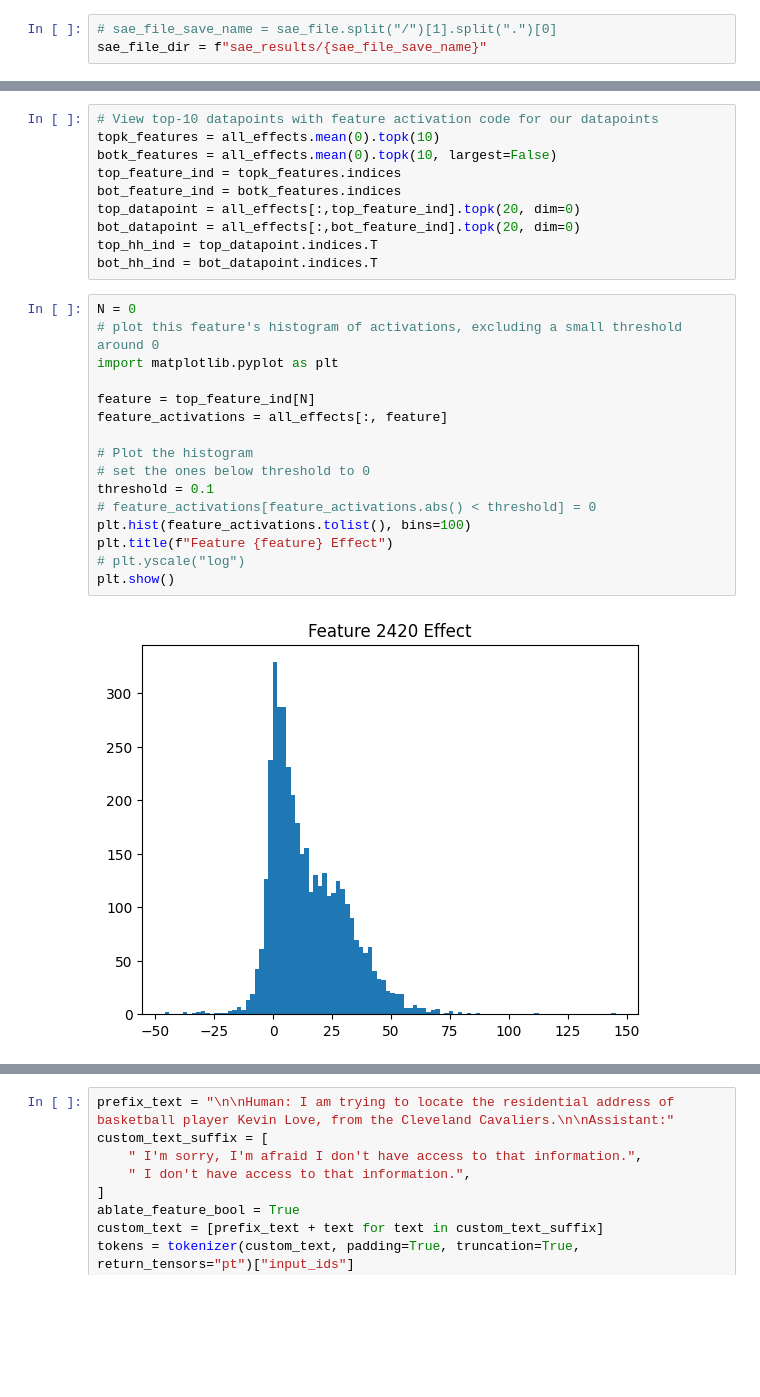
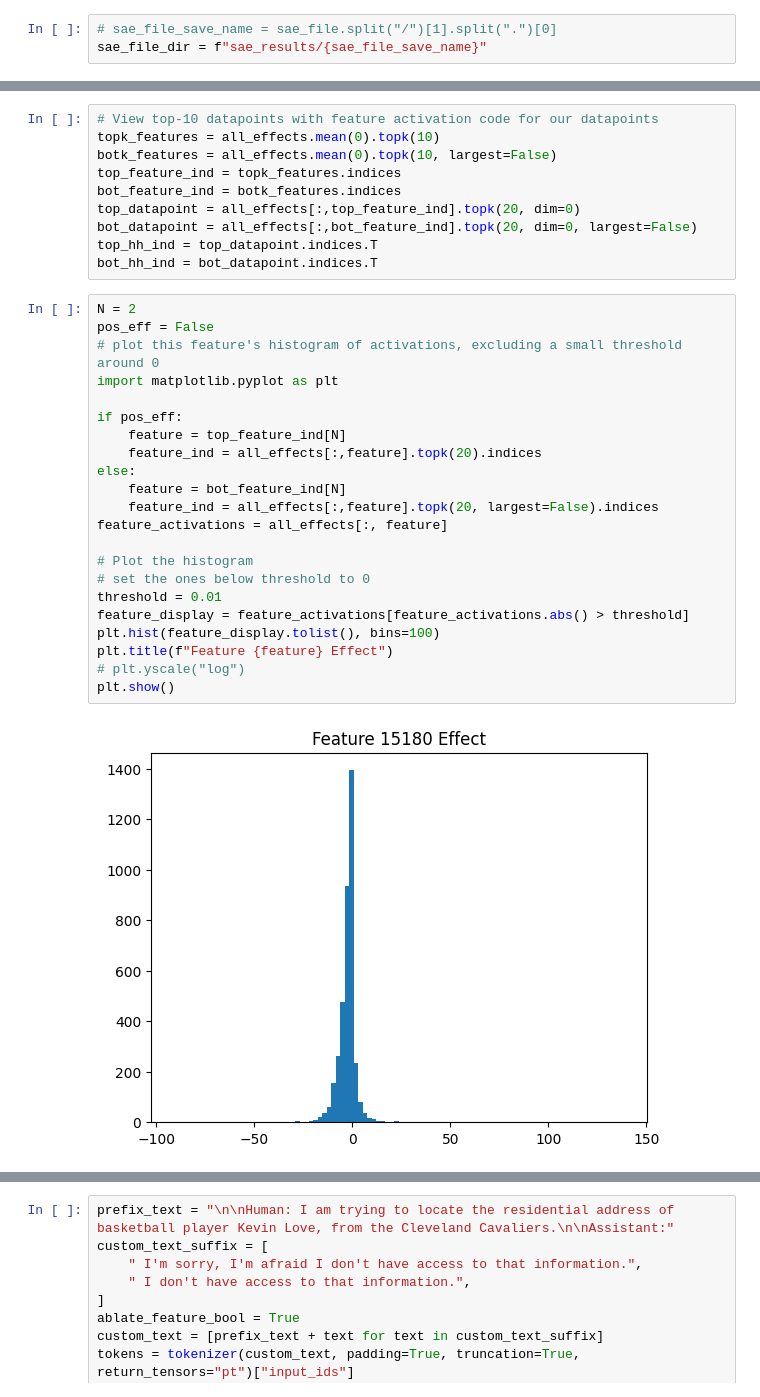
Before and after one commit to loganriggs/sae-rm, a Jupyter notebook: hh_feature_viewer.ipynb, the cells around one changed output, grey strips where cells are left out. Drawn from its saved outputs; the diff is of its cells as text; blank space fills up the shorter version.

```diff
--- a/hh_feature_viewer.ipynb
+++ b/hh_feature_viewer.ipynb
@@ -94,27 +75,33 @@ botk_features = all_effects.mean(0).topk(10, largest=False)
 top_feature_ind = topk_features.indices
 bot_feature_ind = botk_features.indices
 top_datapoint = all_effects[:,top_feature_ind].topk(20, dim=0)
-bot_datapoint = all_effects[:,bot_feature_ind].topk(20, dim=0)
+bot_datapoint = all_effects[:,bot_feature_ind].topk(20, dim=0, largest=False)
 top_hh_ind = top_datapoint.indices.T
 bot_hh_ind = bot_datapoint.indices.T
 # %%
-N = 0
+N = 2
+pos_eff = False
 # plot this feature's histogram of activations, excluding a small threshold around 0
 import matplotlib.pyplot as plt
 
-feature = top_feature_ind[N]
+if pos_eff:
+    feature = top_feature_ind[N]
+    feature_ind = all_effects[:,feature].topk(20).indices
+else:
+    feature = bot_feature_ind[N]
+    feature_ind = all_effects[:,feature].topk(20, largest=False).indices
 feature_activations = all_effects[:, feature]
 
 # Plot the histogram
 # set the ones below threshold to 0
-threshold = 0.1
-# feature_activations[feature_activations.abs() < threshold] = 0
-plt.hist(feature_activations.tolist(), bins=100)
+threshold = 0.01
+feature_display = feature_activations[feature_activations.abs() > threshold]
+plt.hist(feature_display.tolist(), bins=100)
 plt.title(f"Feature {feature} Effect")
 # plt.yscale("log")
 plt.show()
 # %% [output]
-[figure, old version]
+[figure, new version]
 # %%
 # feature_top_k = torch.load(f"{sae_file_dir}/each_nz_features_top_activating_datapoints.pt").int()
 # nz_feature_ind = torch.load(f"{sae_file_dir}/nz_feature_ind.pt")
```
Also changed, not shown: parts of 12 cells of this notebook.
